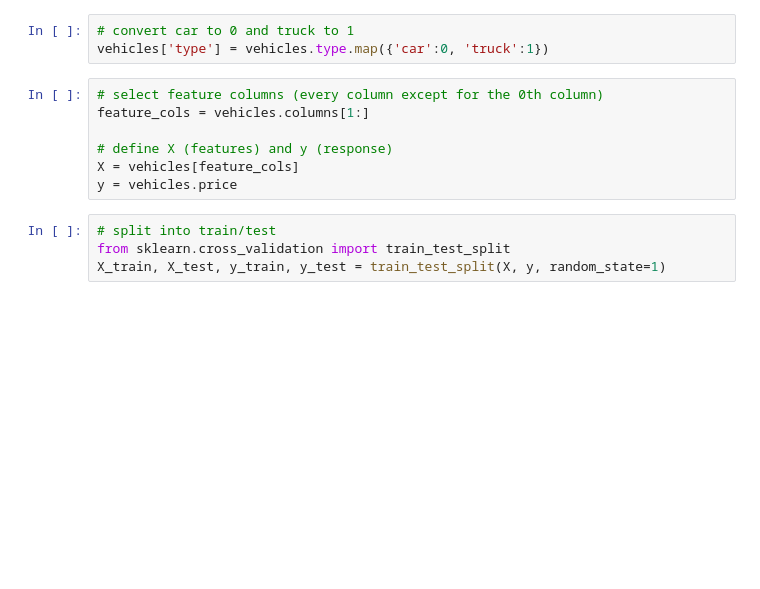
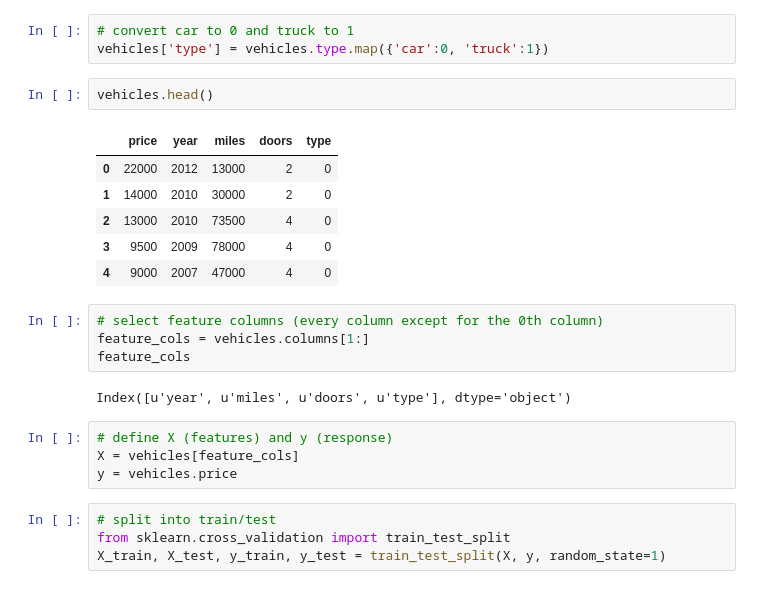
Before and after one commit to cesleem/DAT_SF_14, a Jupyter notebook: labs/10_decision_trees.ipynb, the cells around one changed output. Saved outputs shown, nothing was run; the diff lists cells and outputs as text; blank space fills up the shorter version.

```diff
--- a/labs/10_decision_trees.ipynb
+++ b/labs/10_decision_trees.ipynb
@@ -148,13 +177,25 @@ vehicles
 # %%
 # convert car to 0 and truck to 1
 vehicles['type'] = vehicles.type.map({'car':0, 'truck':1})
+# %%
+vehicles.head()
+# %% [output]
+|  | price | year | miles | doors | type |
+| 0 | 22000 | 2012 | 13000 | 2 | 0 |
+| 1 | 14000 | 2010 | 30000 | 2 | 0 |
+| 2 | 13000 | 2010 | 73500 | 4 | 0 |
+| 3 | 9500 | 2009 | 78000 | 4 | 0 |
+| 4 | 9000 | 2007 | 47000 | 4 | 0 |
 # %%
 # select feature columns (every column except for the 0th column)
 feature_cols = vehicles.columns[1:]
-
-# define X (features) and y (response)
-X = vehicles[feature_cols]
-y = vehicles.price
+feature_cols
+# %% [output]
+Index([u'year', u'miles', u'doors', u'type'], dtype='object')
+# %%
+# define X (features) and y (response)
+X = vehicles[feature_cols]
+y = vehicles.price
 # %%
 # split into train/test
 from sklearn.cross_validation import train_test_split
```
Also changed, not shown: parts of 3 cells of this notebook, 5 other files.
